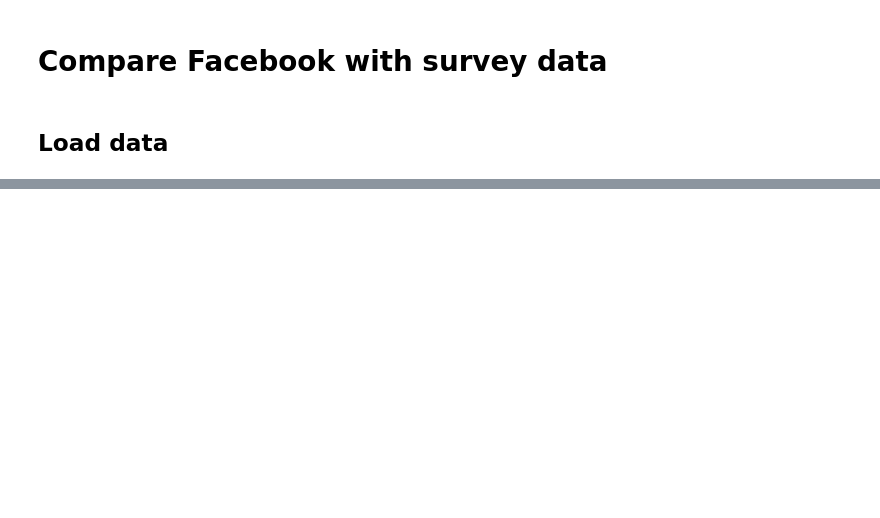
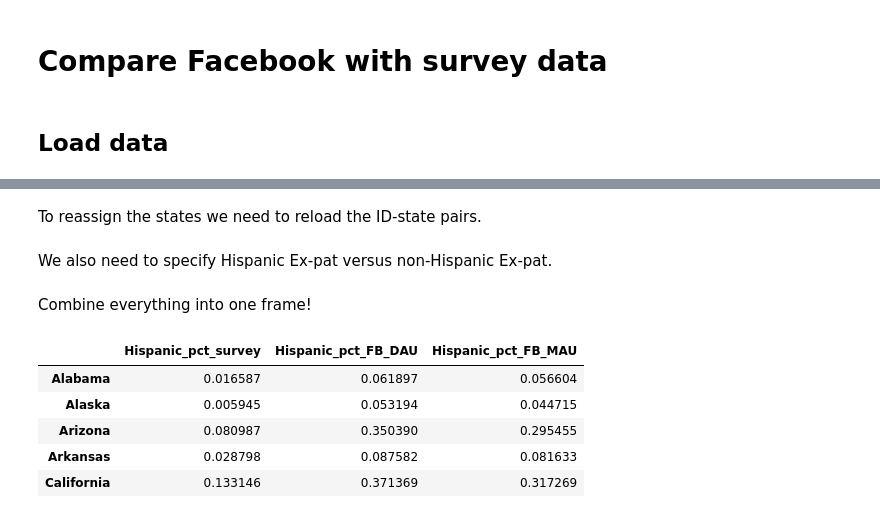
Before and after one commit to ianbstewart/immigrant_assimilation, a Jupyter notebook: src/data_processing/compare_facebook_survey_estimates.ipynb, the cells around one changed output, grey strips where cells are left out. Saved outputs shown, nothing was run; the diff lists cells and outputs as text; code cells hidden in the pictures; blank space fills up the shorter version.

```diff
--- a/src/data_processing/compare_facebook_survey_estimates.ipynb
+++ b/src/data_processing/compare_facebook_survey_estimates.ipynb
@@ -24,0 +42,3 @@ survey_data.head(2)
+# %%
+survey_data.loc[:, 'hispanic_pct'] = survey_data.loc[:, 'Hispanic'] / survey_data.loc[:, 'total_pop']
+survey_data.loc[:, 'hispanic_pct'].sort_values(inplace=False, ascending=False).head(10)
@@ -24,0 +57,2 @@ survey_data.head(2)
+# %% [markdown]
+To reassign the states we need to reload the ID-state pairs.
@@ -24,0 +63,2 @@ survey_data.head(2)
+# %% [markdown]
+We also need to specify Hispanic Ex-pat versus non-Hispanic Ex-pat.
@@ -24,0 +75,17 @@ survey_data.head(2)
+# %% [markdown]
+Combine everything into one frame!
+# %%
+hispanic_data = pd.concat([survey_data.loc[:, 'hispanic_pct'],
+                           dau_hispanic_pct,
+                           mau_hispanic_pct], axis=1)
+hispanic_data.columns = ['Hispanic_pct_survey', 'Hispanic_pct_FB_DAU', 'Hispanic_pct_FB_MAU']
+# remove nan rows
+hispanic_data = hispanic_data[~ hispanic_data.apply(lambda x: pd.np.any(pd.np.isnan(x)), axis=1)]
+hispanic_data.head()
+# %% [output]
+|  | Hispanic_pct_survey | Hispanic_pct_FB_DAU | Hispanic_pct_FB_MAU |
+| Alabama | 0.016587 | 0.061897 | 0.056604 |
+| Alaska | 0.005945 | 0.053194 | 0.044715 |
+| Arizona | 0.080987 | 0.350390 | 0.295455 |
+| Arkansas | 0.028798 | 0.087582 | 0.081633 |
+| California | 0.133146 | 0.371369 | 0.317269 |
```
Also changed, not shown: parts of 13 cells of this notebook.
